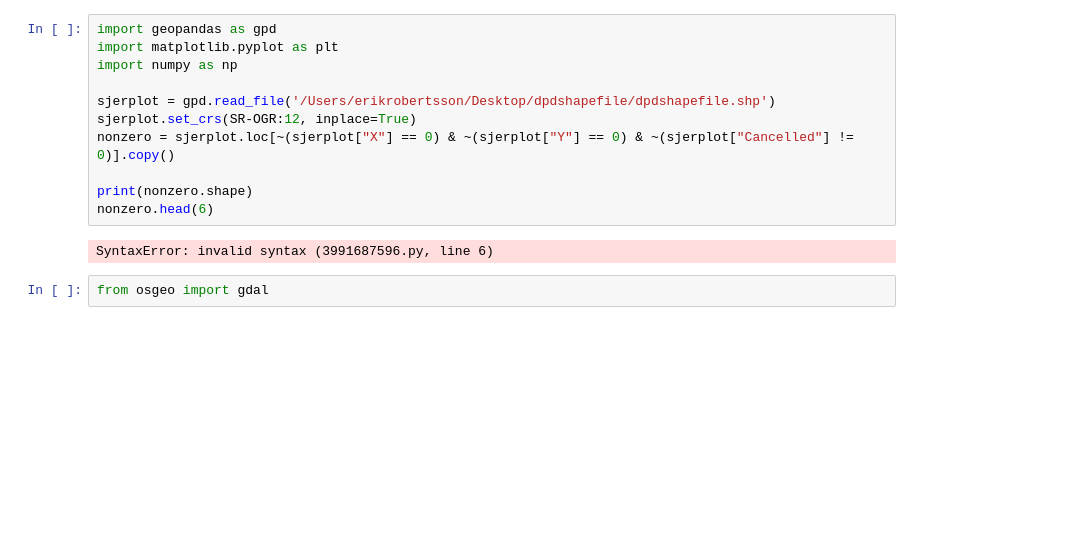
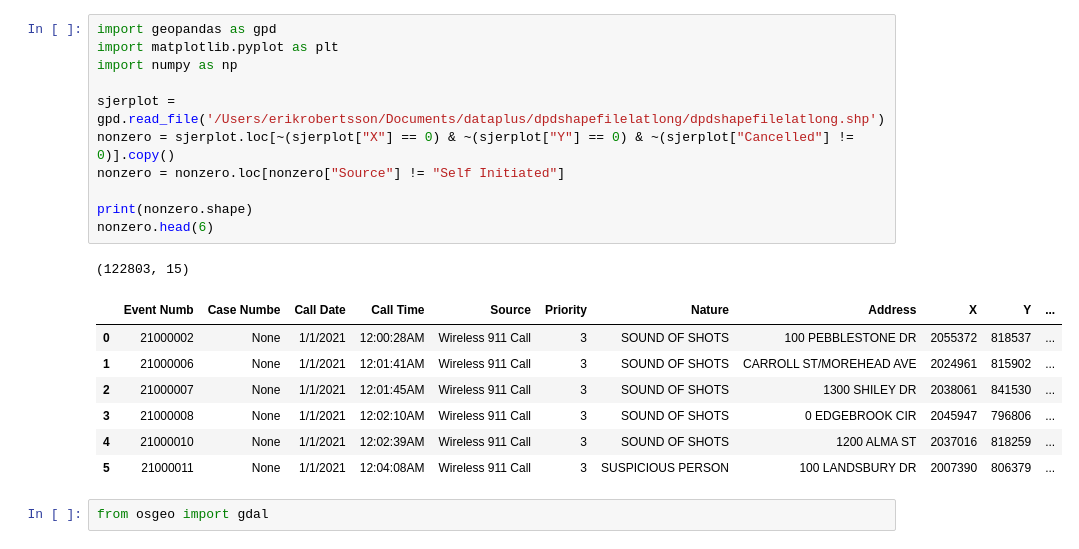
Before and after one commit to sadiesheridan/dataplus-project27-community-safety-durham, a Jupyter notebook: 10_code/dpddata.ipynb, the cells around one changed output. Drawn from its saved outputs; the diff is of its cells as text; blank space fills up the shorter version.

```diff
--- a/10_code/dpddata.ipynb
+++ b/10_code/dpddata.ipynb
@@ -1,16 +1,23 @@
 # %%
 import geopandas as gpd
 import matplotlib.pyplot as plt
 import numpy as np
 
-sjerplot = gpd.read_file('/Users/erikrobertsson/Desktop/dpdshapefile/dpdshapefile.shp')
-sjerplot.set_crs(SR-OGR:12, inplace=True)
+sjerplot = gpd.read_file('/Users/erikrobertsson/Documents/dataplus/dpdshapefilelatlong/dpdshapefilelatlong.shp')
 nonzero = sjerplot.loc[~(sjerplot["X"] == 0) & ~(sjerplot["Y"] == 0) & ~(sjerplot["Cancelled"] != 0)].copy()
+nonzero = nonzero.loc[nonzero["Source"] != "Self Initiated"]
 
 print(nonzero.shape)
 nonzero.head(6)
 # %% [output]
-SyntaxError: invalid syntax (3991687596.py, line 6)
+(122803, 15)
+|  | Event Numb | Case Numbe | Call Date | Call Time | Source | Priority | Nature | Address | X | Y | ... |
+| 0 | 21000002 | None | 1/1/2021 | 12:00:28AM | Wireless 911 Call | 3 | SOUND OF SHOTS | 100 PEBBLESTONE DR | 2055372 | 818537 | ... |
+| 1 | 21000006 | None | 1/1/2021 | 12:01:41AM | Wireless 911 Call | 3 | SOUND OF SHOTS | CARROLL ST/MOREHEAD AVE | 2024961 | 815902 | ... |
+| 2 | 21000007 | None | 1/1/2021 | 12:01:45AM | Wireless 911 Call | 3 | SOUND OF SHOTS | 1300 SHILEY DR | 2038061 | 841530 | ... |
+| 3 | 21000008 | None | 1/1/2021 | 12:02:10AM | Wireless 911 Call | 3 | SOUND OF SHOTS | 0 EDGEBROOK CIR | 2045947 | 796806 | ... |
+| 4 | 21000010 | None | 1/1/2021 | 12:02:39AM | Wireless 911 Call | 3 | SOUND OF SHOTS | 1200 ALMA ST | 2037016 | 818259 | ... |
+| 5 | 21000011 | None | 1/1/2021 | 12:04:08AM | Wireless 911 Call | 3 | SUSPICIOUS PERSON | 100 LANDSBURY DR | 2007390 | 806379 | ... |
 # %%
 from osgeo import gdal
 # %%
```
